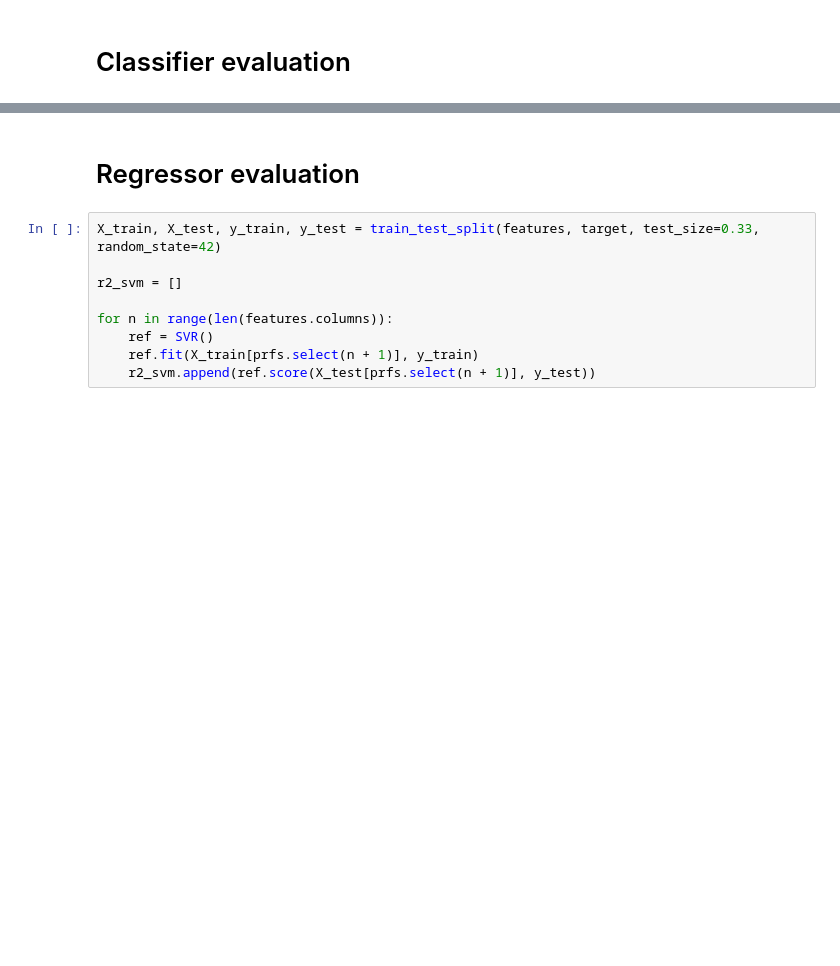
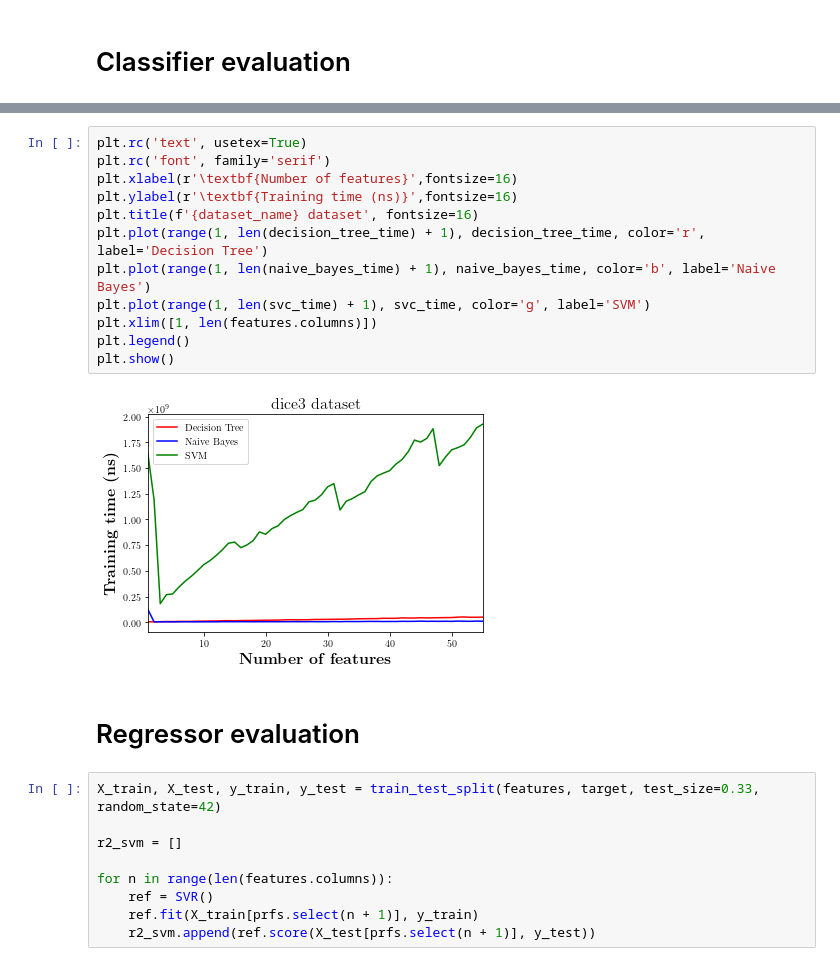
Before and after one commit to josepmedialdea/pagerank-feature-selection, a Jupyter notebook: evaluation.ipynb, the cells around one changed output, grey strips where cells are left out. Cells and saved outputs as stored; diff of their text form; blank space fills up the shorter version.

Commit message:
Add changes to dataset generation

```diff
--- a/evaluation.ipynb
+++ b/evaluation.ipynb
@@ -86,3 +105,17 @@ plt.show()
+# %%
+plt.rc('text', usetex=True)
+plt.rc('font', family='serif')
+plt.xlabel(r'\textbf{Number of features}',fontsize=16)
+plt.ylabel(r'\textbf{Training time (ns)}',fontsize=16)
+plt.title(f'{dataset_name} dataset', fontsize=16)
+plt.plot(range(1, len(decision_tree_time) + 1), decision_tree_time, color='r', label='Decision Tree')
+plt.plot(range(1, len(naive_bayes_time) + 1), naive_bayes_time, color='b', label='Naive Bayes')
+plt.plot(range(1, len(svc_time) + 1), svc_time, color='g', label='SVM')
+plt.xlim([1, len(features.columns)])
+plt.legend()
+plt.show()
+# %% [output]
+[figure, added]
 # %% [markdown]
 # Regressor evaluation
 # %%
```
Also changed, not shown: parts of 5 cells of this notebook, 3 other files.
